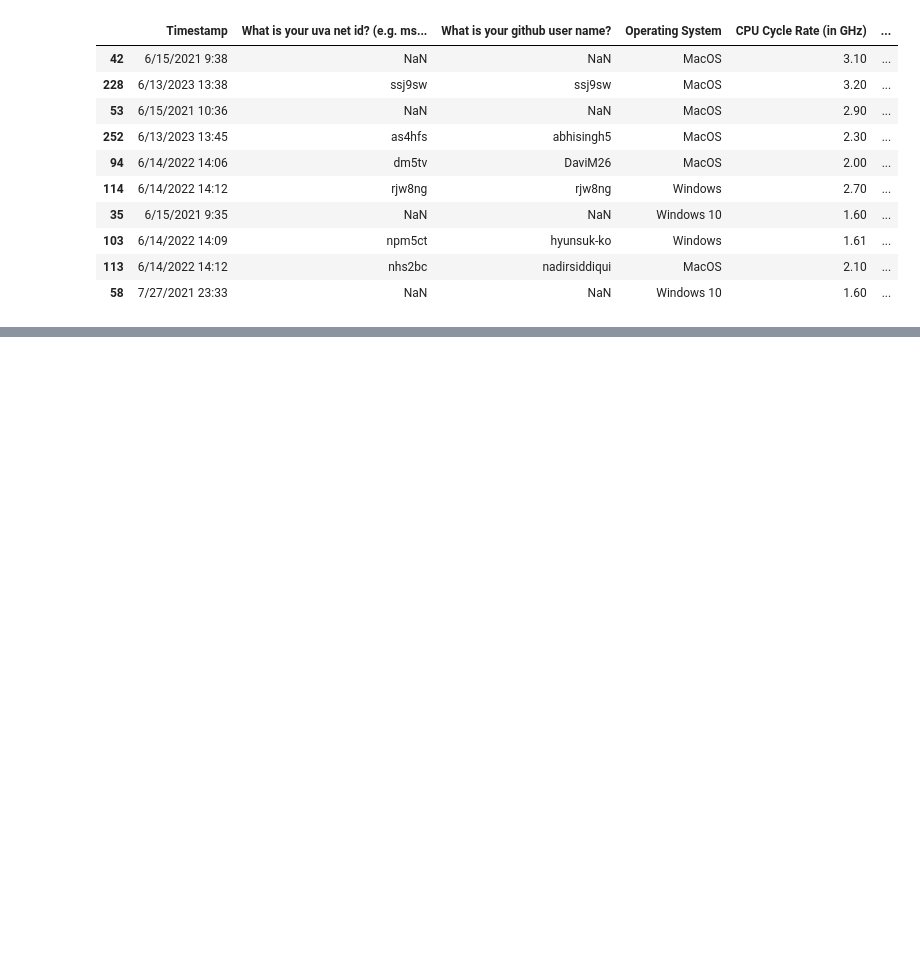
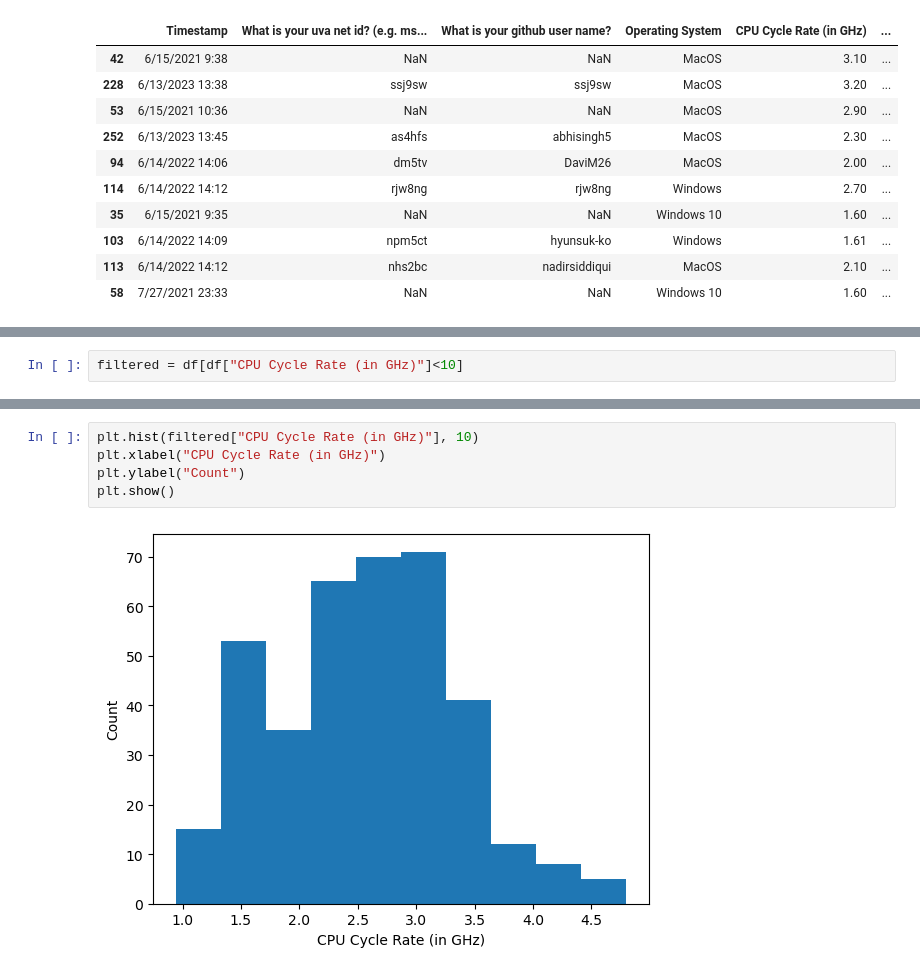
Before and after one commit to Dorukozar/MSDS-Technical-Orientation, a Jupyter notebook: pythonBadge/problem6.ipynb, the cells around one changed output, grey strips where cells are left out. Drawn from its saved outputs; the diff is of its cells as text; blank space fills up the shorter version.

```diff
--- a/pythonBadge/problem6.ipynb
+++ b/pythonBadge/problem6.ipynb
@@ -22,0 +67,2 @@ df.sample(10)
+# %%
+filtered = df[df["CPU Cycle Rate (in GHz)"]<10]
@@ -22,0 +73,7 @@ df.sample(10)
+# %%
+plt.hist(filtered["CPU Cycle Rate (in GHz)"], 10)
+plt.xlabel("CPU Cycle Rate (in GHz)")
+plt.ylabel("Count")
+plt.show()
+# %% [output]
+[figure, added]
```
Also changed, not shown: parts of 13 cells of this notebook.
